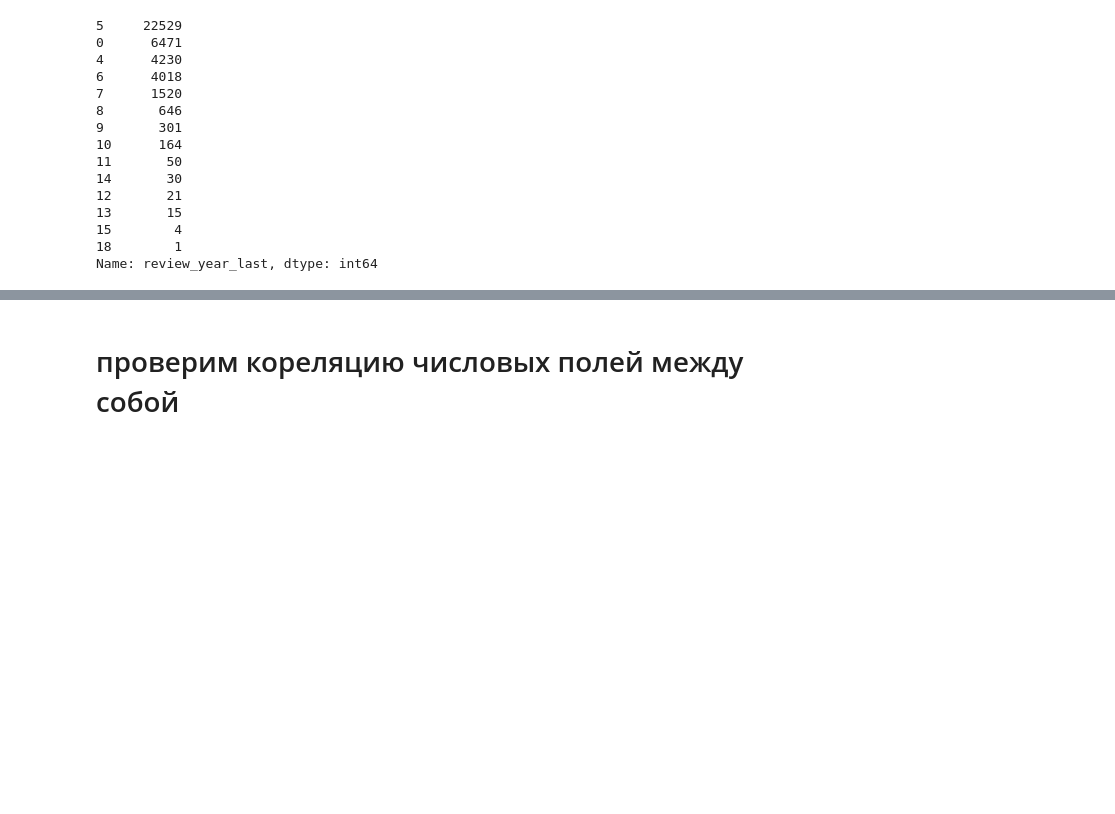
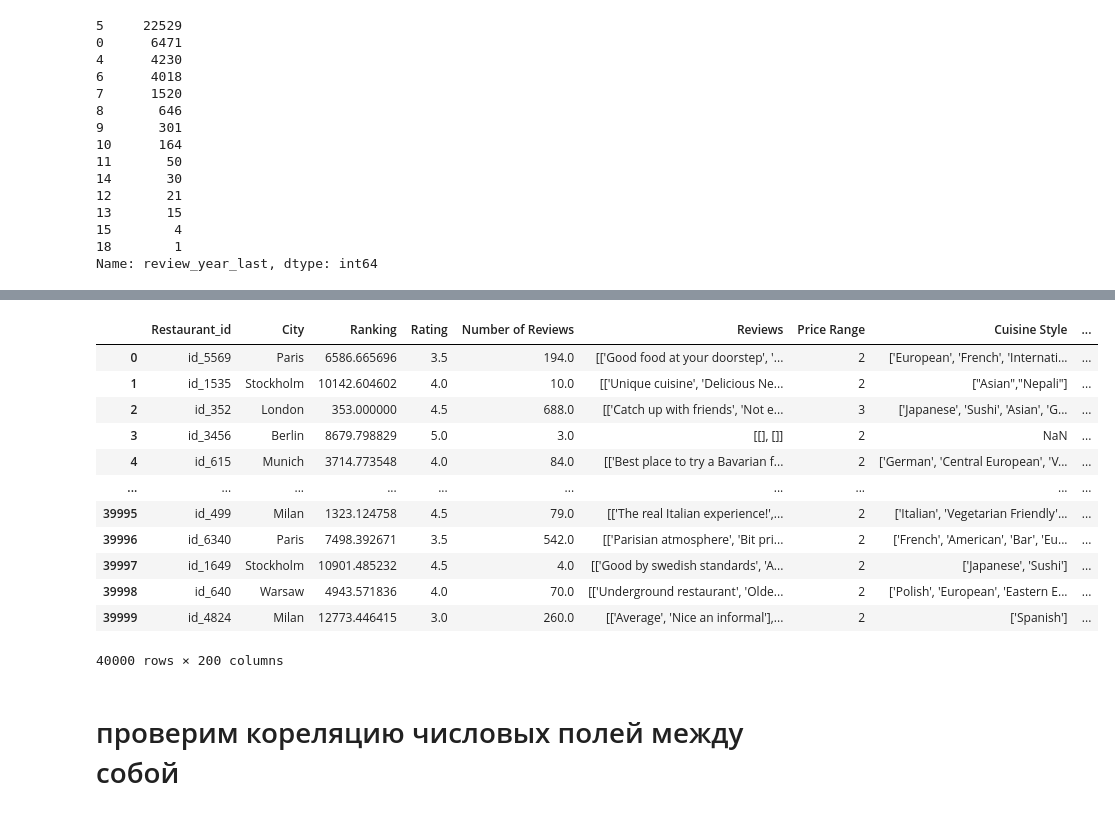
Before and after one commit to iokopniy/skillfactory_rds, a Jupyter notebook: Module_3/your_first_model.ipynb, the cells around one changed output, grey strips where cells are left out. Drawn from its saved outputs; the diff is of its cells as text; code cells hidden in the pictures; blank space fills up the shorter version.

```diff
--- a/Module_3/your_first_model.ipynb
+++ b/Module_3/your_first_model.ipynb
@@ -390,3 +417,19 @@ Name: review_year_last, dtype: int64
+# %%
+df
+# %% [output]
+|  | Restaurant_id | City | Ranking | Rating | Number of Reviews | Reviews | Price Range | Cuisine Style | ... |
+| 0 | id_5569 | Paris | 6586.665696 | 3.5 | 194.0 | [['Good food at your doorstep', '... | 2 | ['European', 'French', 'Internati... | ... |
+| 1 | id_1535 | Stockholm | 10142.604602 | 4.0 | 10.0 | [['Unique cuisine', 'Delicious Ne... | 2 | ["Asian","Nepali"] | ... |
+| 2 | id_352 | London | 353.000000 | 4.5 | 688.0 | [['Catch up with friends', 'Not e... | 3 | ['Japanese', 'Sushi', 'Asian', 'G... | ... |
+| 3 | id_3456 | Berlin | 8679.798829 | 5.0 | 3.0 | [[], []] | 2 | NaN | ... |
+| 4 | id_615 | Munich | 3714.773548 | 4.0 | 84.0 | [['Best place to try a Bavarian f... | 2 | ['German', 'Central European', 'V... | ... |
+| ... | ... | ... | ... | ... | ... | ... | ... | ... | ... |
+| 39995 | id_499 | Milan | 1323.124758 | 4.5 | 79.0 | [['The real Italian experience!',... | 2 | ['Italian', 'Vegetarian Friendly'... | ... |
+| 39996 | id_6340 | Paris | 7498.392671 | 3.5 | 542.0 | [['Parisian atmosphere', 'Bit pri... | 2 | ['French', 'American', 'Bar', 'Eu... | ... |
+| 39997 | id_1649 | Stockholm | 10901.485232 | 4.5 | 4.0 | [['Good by swedish standards', 'A... | 2 | ['Japanese', 'Sushi'] | ... |
+| 39998 | id_640 | Warsaw | 4943.571836 | 4.0 | 70.0 | [['Underground restaurant', 'Olde... | 2 | ['Polish', 'European', 'Eastern E... | ... |
+| 39999 | id_4824 | Milan | 12773.446415 | 3.0 | 260.0 | [['Average', 'Nice an informal'],... | 2 | ['Spanish'] | ... |
+40000 rows × 200 columns
 # %% [markdown]
 # проверим кореляцию числовых полей между собой
 # %%
```
Also changed, not shown: parts of 5 cells of this notebook.
